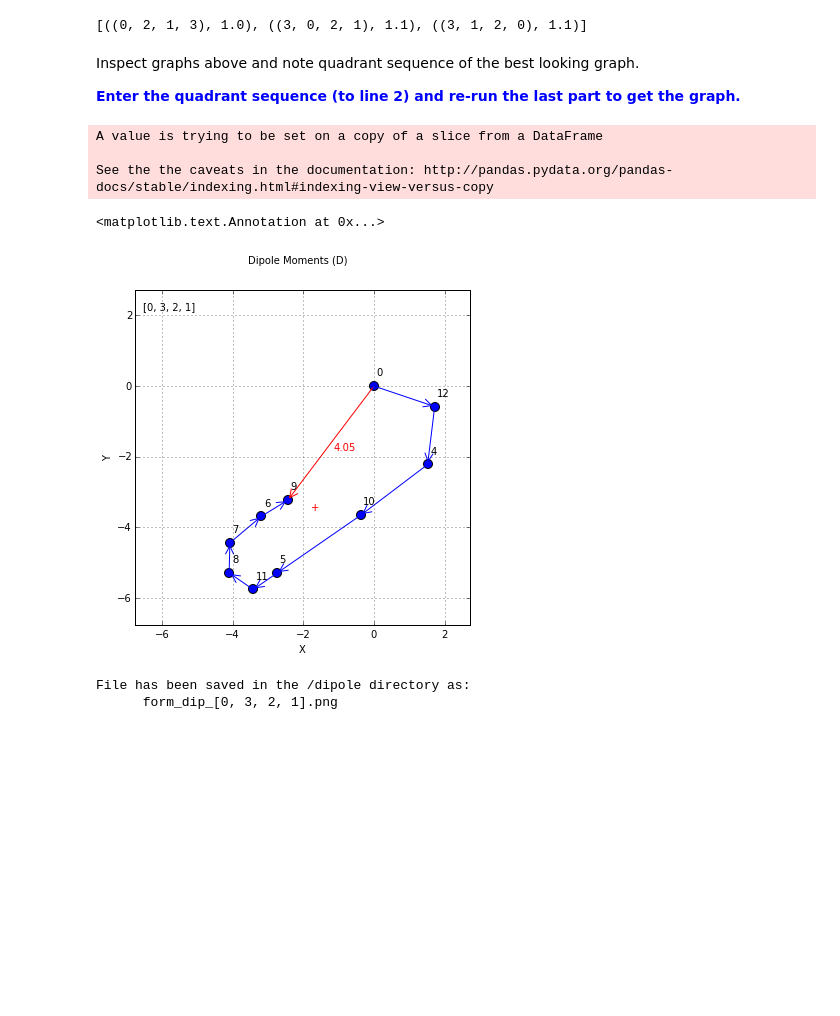
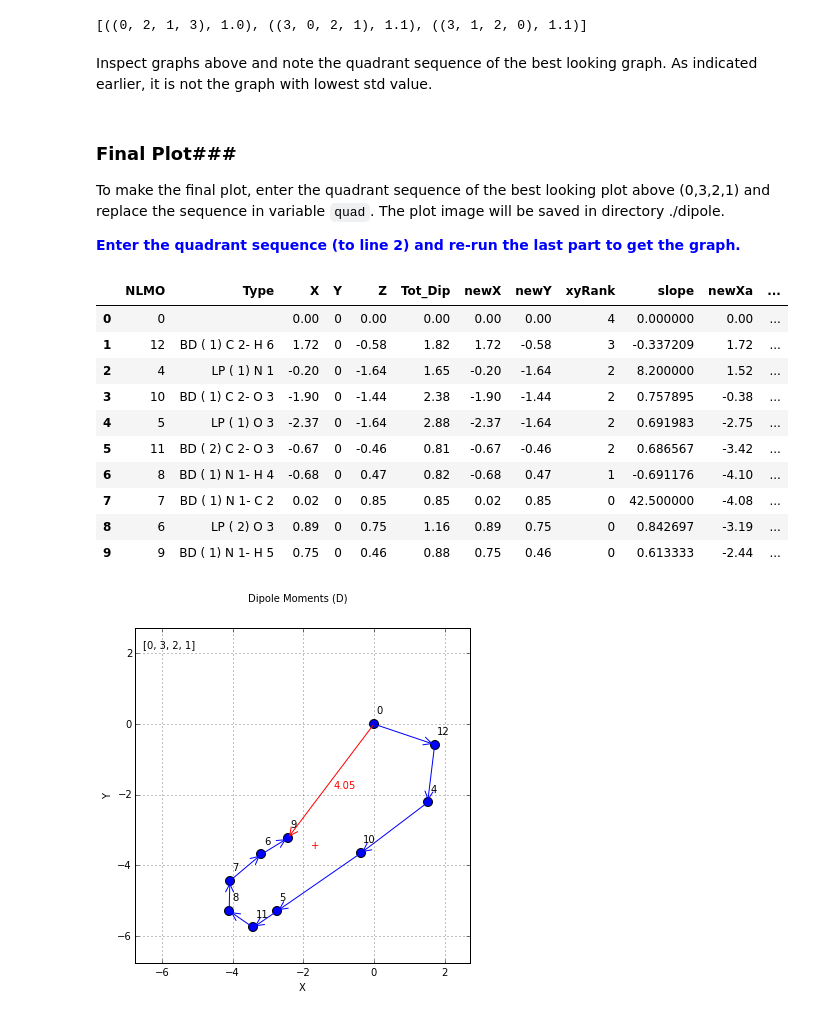
Before and after one commit to marpat/blog, a Jupyter notebook: Dipoles_quad_all_Jupyter.ipynb, the cells around one changed output. Cells and saved outputs as stored; diff of their text form; code cells hidden in the pictures; blank space fills up the shorter version.

```diff
--- a/Dipoles_quad_all_Jupyter.ipynb
+++ b/Dipoles_quad_all_Jupyter.ipynb
@@ -34,6 +37,7 @@ HTML(open(css_file, "r").read())
 # %% [output]
 [interactive output not drawn]
 # %%
+# Imports and settings
 import pandas as pd
 import numpy as np
 import matplotlib.pyplot as plt
@@ -46,5 +50,8 @@ pd.set_option('display.max_columns', 14)
 pd.set_option('display.width', 300)
 #pd.set_option('display.mpl_style', 'default')  # enable for nicer plots
 pd.set_option("max_columns", 14)
+pd.set_option('chained_assignment',None)  # suppress warnings for web publishing
+
+# Global parameters
 rcParams['figure.figsize'] = (6, 6)
 # %% [markdown]
@@ -245,8 +257,15 @@ Since most molecules have center of the coordinate system placed somewhere at th
 We will write a function that assigns each row an arbitrary quadrant depending on the signs of coordinates **x** and **y**. To further arrange directions of lines in each quadrant, we will include another function that calculates **slope** of the line and we will sort by the **quadrant** (rank) and the **slope**.
 ____
 # %%
-# Function to rank XY-points into quadrants 1-4
+# Function to rank XY-points into quadrants 0-3
 def xyrank(a, b, c, d, e, f):
+    '''
+    Assign qudrant value 1,2,3,4.
+    :type inputs: floats and str
+    :param inputs: X, Y, Q(1), Q(2), Q(3), Q(4)
+    :rtype: str
+    :return: quadrant number as str
+    '''
     if a > 0 and b > 0:  # [Q1]
         return c
     elif a > 0 > b:  # [Q2]
@@ -282,8 +304,8 @@ permlist = list(permlist)  # Get permutation set into a list.
 # %%
 %%capture
-# remove %%capture magic to see output
+# remove %%capture magic to see the plot and output
 
-# Iterate
+# Iterate through the list of all quadrants
 global captarr
 captarr = []
 captperm = []
@@ -389,7 +411,11 @@ for i in range(len(permlist)):
                  textcoords='offset points')
 
     # plt.show()
-    pic = basename + "_" + str(permlist[i]) + '.png'
+    f_perm = str(permlist[i]).replace("(", "_")
+    f_perm = f_perm.replace(")", "_")
+    f_perm = f_perm.replace(",","")
+    f_perm = f_perm.replace(" ","")
+    pic = basename  + f_perm + '.png'
     try:
         plt.savefig(pic, ext='png', format='png', dpi=100)
     except IOError:
@@ -406,13 +432,16 @@ sor = sorted(data, key=lambda tup: tup[1])
 print sor[0:3]
 # %% [output]
 [((0, 2, 1, 3), 1.0), ((3, 0, 2, 1), 1.1), ((3, 1, 2, 0), 1.1)]
+# %% [markdown]
+Inspect graphs above and note the quadrant sequence of the best looking graph. As indicated earlier, it is not the graph with lowest std value.
 # %% [markdown]
-Inspect graphs above and note quadrant sequence of the best looking graph.
+### Final Plot###
+To make the final plot, enter the quadrant sequence of the best looking plot above (0,3,2,1) and replace the sequence in variable `quad`. The plot image will be saved in directory ./dipole.
 
 **<span style="color:blue">Enter the quadrant sequence  (to line 2) and re-run the last part to get the graph.</span>**
 # %%
 # Enter the best sequence of quadrants
-quad = [0, 3, 2, 1]
+quad = [0, 3, 2, 1] # original sequence 0,3,2,1 or 1,3,2,0
 df21 = df2.copy()
 df21["xyRank"] = df2.apply(lambda row: xyrank(row['newX'], row['newY'],\
                  quad[0], quad[1], quad[2], quad[3]), axis=1)
@@ -498,41 +527,46 @@ plt.scatter(df3.newXa, df3.newYa, s=80, c=color, label='NLMOs')
 # plt.plot(df3.newXa, df3.newYa, c=color)
 # plt.legend(loc=1,borderaxespad=0.)
 for j, txt in enumerate(df3['NLMO']):
     plt.annotate(txt, (x[j]+0.1,y[j]+0.3))
 ax = gca()
 ax.add_patch(FancyArrowPatch((0,0),(lastX,lastY),arrowstyle='->',mutation_scale=20, \
                              color='red'))
 for k in range(1,len(x)):
     ax.add_patch(FancyArrowPatch((x[k], y[k]),(x[k-1],y[k-1]),arrowstyle='<-',\
                                  mutation_scale=20, color='blue'))
 
 plt.annotate(total_dipole,
              xy=(lastX/2*0.9, lastY/2*1.1),
              color='red',
              xycoords='data',
              textcoords='offset points')
 
 
 plt.annotate((quad),  # asumX, asumY,
              xy=(xmin+0.4, ymax-0.6),
              color='black',
              xycoords='data',
              textcoords='offset points')
 
 plt.annotate("+",
              xy=(cenX, cenY),
              color='red',
              xycoords='data',
              textcoords='offset points')
+
+df3.drop('level_0', axis=1, inplace=True)
+df3.drop('index', axis=1, inplace=True)
+HTML(df3.to_html(classes = 'grid', escape=False))
 # %% [output]
-A value is trying to be set on a copy of a slice from a DataFrame
-
-See the the caveats in the documentation: http://pandas.pydata.org/pandas-docs/stable/indexing.html#indexing-view-versus-copy
-<matplotlib.text.Annotation at 0x...>
+|  | NLMO | Type | X | Y | Z | Tot_Dip | newX | newY | xyRank | slope | newXa | ... |
+| 0 | 0 |  | 0.00 | 0 | 0.00 | 0.00 | 0.00 | 0.00 | 4 | 0.000000 | 0.00 | ... |
+| 1 | 12 | BD ( 1) C 2- H 6 | 1.72 | 0 | -0.58 | 1.82 | 1.72 | -0.58 | 3 | -0.337209 | 1.72 | ... |
+| 2 | 4 | LP ( 1) N 1 | -0.20 | 0 | -1.64 | 1.65 | -0.20 | -1.64 | 2 | 8.200000 | 1.52 | ... |
+| 3 | 10 | BD ( 1) C 2- O 3 | -1.90 | 0 | -1.44 | 2.38 | -1.90 | -1.44 | 2 | 0.757895 | -0.38 | ... |
+| 4 | 5 | LP ( 1) O 3 | -2.37 | 0 | -1.64 | 2.88 | -2.37 | -1.64 | 2 | 0.691983 | -2.75 | ... |
+| 5 | 11 | BD ( 2) C 2- O 3 | -0.67 | 0 | -0.46 | 0.81 | -0.67 | -0.46 | 2 | 0.686567 | -3.42 | ... |
+| 6 | 8 | BD ( 1) N 1- H 4 | -0.68 | 0 | 0.47 | 0.82 | -0.68 | 0.47 | 1 | -0.691176 | -4.10 | ... |
+| 7 | 7 | BD ( 1) N 1- C 2 | 0.02 | 0 | 0.85 | 0.85 | 0.02 | 0.85 | 0 | 42.500000 | -4.08 | ... |
+| 8 | 6 | LP ( 2) O 3 | 0.89 | 0 | 0.75 | 1.16 | 0.89 | 0.75 | 0 | 0.842697 | -3.19 | ... |
+| 9 | 9 | BD ( 1) N 1- H 5 | 0.75 | 0 | 0.46 | 0.88 | 0.75 | 0.46 | 0 | 0.613333 | -2.44 | ... |
 [figure]
-# %%
-print 'File has been saved in the /dipole directory as: '
-print '      ' + basename + "_" + str(quad) + '.png'
-# %% [output]
-File has been saved in the /dipole directory as:
-      form_dip_[0, 3, 2, 1].png
```
Also changed, not shown: parts of 19 cells of this notebook, 6 other files.
